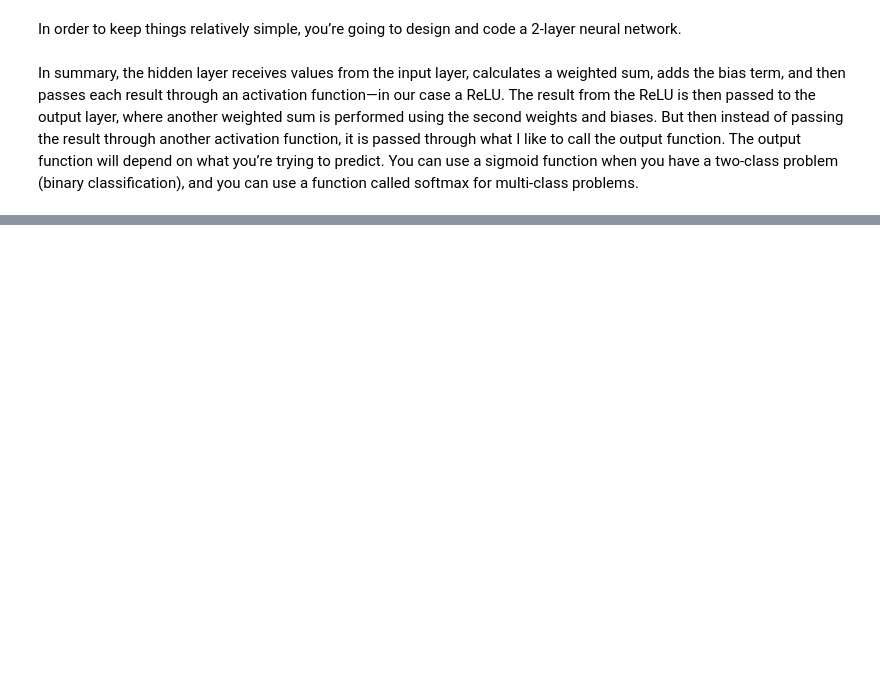
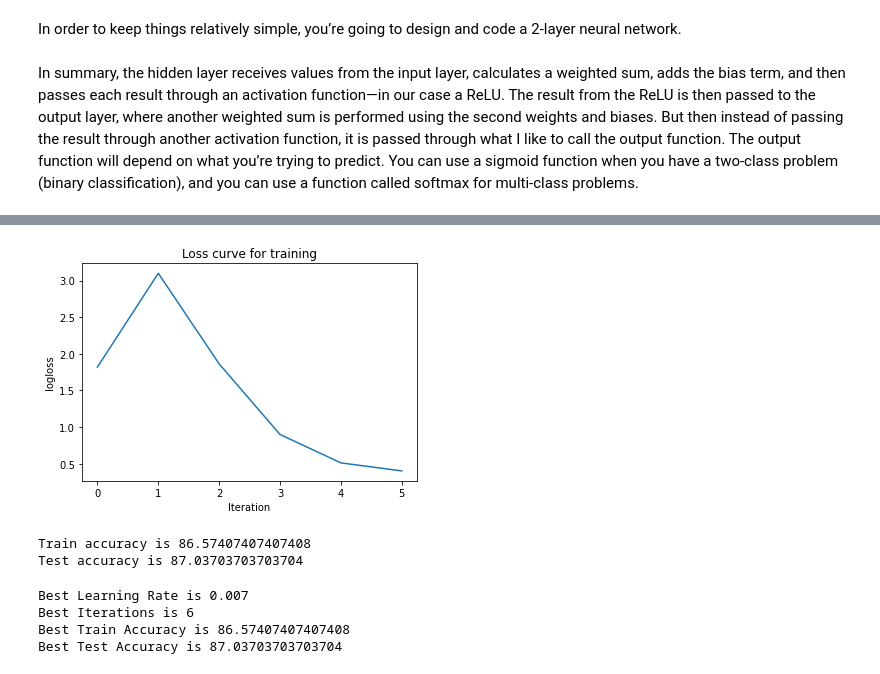
Before and after one commit to ThejakaSEP/DeepLearningModel, a Jupyter notebook: DeepLearningModelCreation.ipynb, the cells around one changed output, grey strips where cells are left out. Saved outputs shown, nothing was run; the diff lists cells and outputs as text; code cells hidden in the pictures; blank space fills up the shorter version.

```diff
--- a/DeepLearningModelCreation.ipynb
+++ b/DeepLearningModelCreation.ipynb
@@ -352,0 +282,44 @@ print(nn.acc(ytrain, train_pred))
+# %%
+nn = NeuralNet(layers=[13,10,1], learning_rate=0.007, iterations=6) # create the NN model
+nn.fit(Xtrain, ytrain) #train the model
+nn.plot_loss()
+
+train_pred = nn.predict(Xtrain)
+test_pred = nn.predict(Xtest)
+
+print("Train accuracy is {}".format(nn.acc(ytrain, train_pred)))
+print("Test accuracy is {}".format(nn.acc(ytest, test_pred)))
+# %% [output]
+[figure, added]
+Train accuracy is 86.57407407407408
+Test accuracy is 87.03703703703704
+# %%
+learning_rate = 0
+Train_accuracy = 0
+Test_accuracy = 0
+
+for i in range(50):
+    learning_rate = learning_rate+0.001
+    nn = NeuralNet(layers=[13,10,1], learning_rate=learning_rate, iterations=i) # create the NN model
+    nn.fit(Xtrain, ytrain) #train the model
+#     nn.plot_loss()
+#     print(i)
+    train_pred = nn.predict(Xtrain)
+    test_pred = nn.predict(Xtest)
+
+    if Train_accuracy < nn.acc(ytrain, train_pred) and Test_accuracy < nn.acc(ytest, test_pred):
+        Train_accuracy = nn.acc(ytrain, train_pred)
+        Test_accuracy = nn.acc(ytest, test_pred)
+        best_learning_rate = learning_rate
+        best_iterations = i
+
+
+print("Best Learning Rate is {}".format(best_learning_rate))
+print("Best Iterations is {}".format(best_iterations))
+print("Best Train Accuracy is {}".format(Train_accuracy))
+print("Best Test Accuracy is {}".format(Test_accuracy))
+# %% [output]
+Best Learning Rate is 0.007
+Best Iterations is 6
+Best Train Accuracy is 86.57407407407408
+Best Test Accuracy is 87.03703703703704
```
Also changed, not shown: parts of 15 cells of this notebook.
